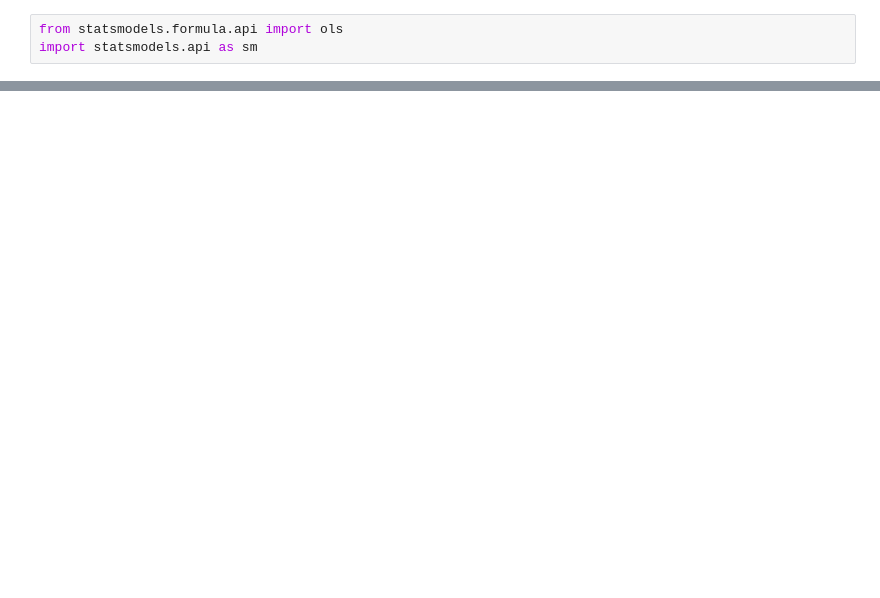
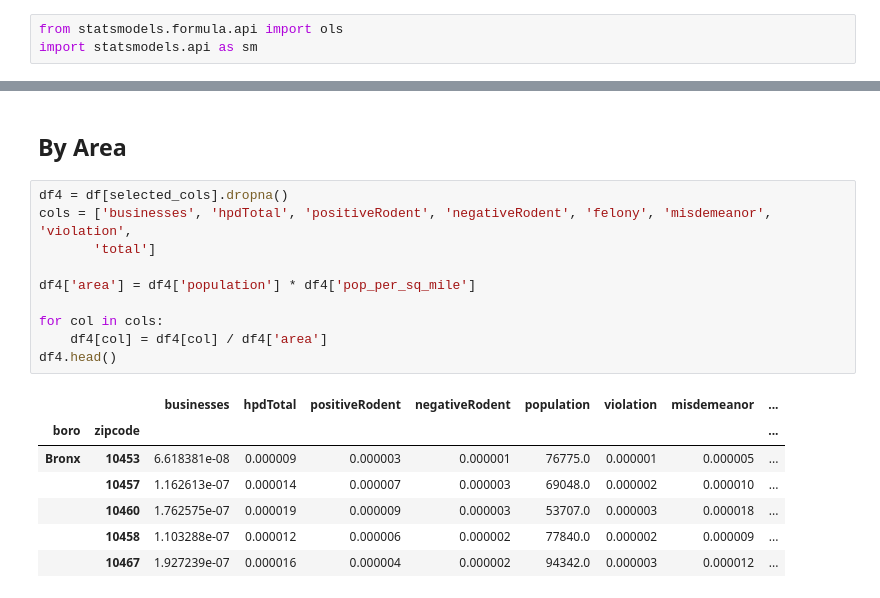
Before and after one commit to HoodPanther/crimeproject, a Jupyter notebook: ProjectAnalysis.ipynb, the cells around one changed output, grey strips where cells are left out. Saved outputs shown, nothing was run; the diff lists cells and outputs as text; blank space fills up the shorter version.

```diff
--- a/ProjectAnalysis.ipynb
+++ b/ProjectAnalysis.ipynb
@@ -172,3 +281,23 @@ df4.head()
+# %% [markdown]
+## By Area
+# %%
+df4 = df[selected_cols].dropna()
+cols = ['businesses', 'hpdTotal', 'positiveRodent', 'negativeRodent', 'felony', 'misdemeanor', 'violation',
+       'total']
+
+df4['area'] = df4['population'] * df4['pop_per_sq_mile']
+
+for col in cols:
+    df4[col] = df4[col] / df4['area']
+df4.head()
+# %% [output]
+|  |  | businesses | hpdTotal | positiveRodent | negativeRodent | population | violation | misdemeanor | ... |
+| boro | zipcode |  |  |  |  |  |  |  | ... |
+| Bronx | 10453 | 6.618381e-08 | 0.000009 | 0.000003 | 0.000001 | 76775.0 | 0.000001 | 0.000005 | ... |
+|  | 10457 | 1.162613e-07 | 0.000014 | 0.000007 | 0.000003 | 69048.0 | 0.000002 | 0.000010 | ... |
+|  | 10460 | 1.762575e-07 | 0.000019 | 0.000009 | 0.000003 | 53707.0 | 0.000003 | 0.000018 | ... |
+|  | 10458 | 1.103288e-07 | 0.000012 | 0.000006 | 0.000002 | 77840.0 | 0.000002 | 0.000009 | ... |
+|  | 10467 | 1.927239e-07 | 0.000016 | 0.000004 | 0.000002 | 94342.0 | 0.000003 | 0.000012 | ... |
 # %%
 # Normalize data
 Y = ['total']
```
Also changed, not shown: parts of 28 cells of this notebook.
